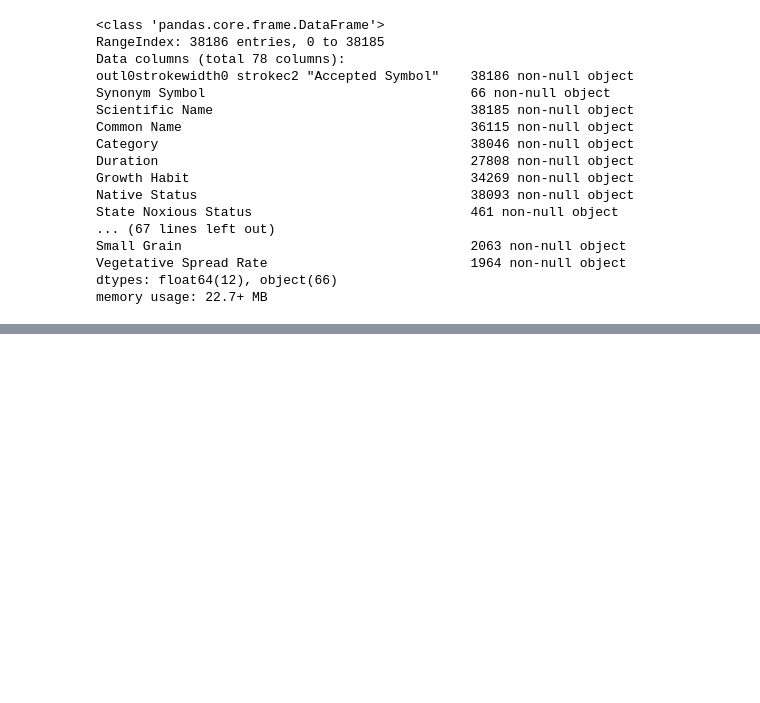
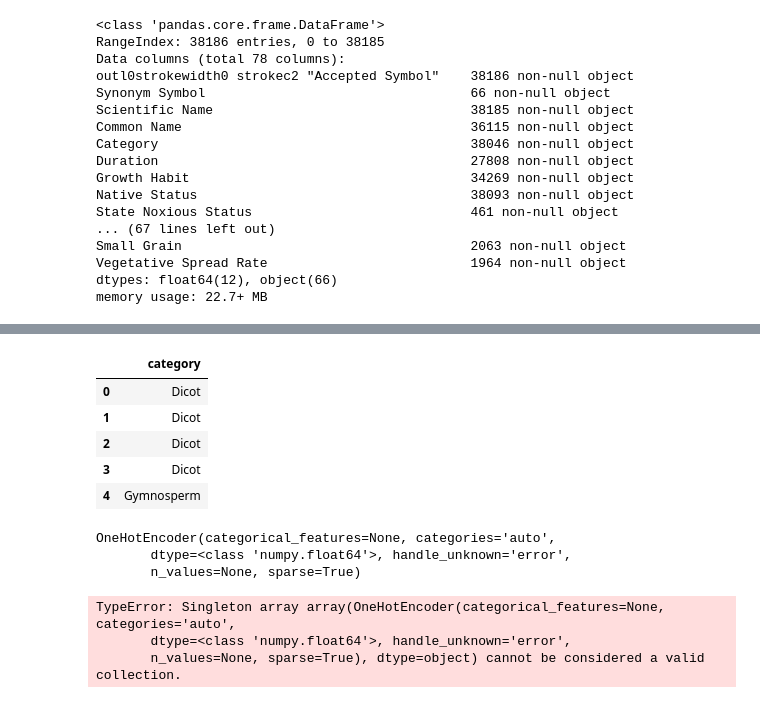
Before and after one commit to nkacoroski/dsc-3-final-project, a Jupyter notebook: student.ipynb, the cells around one changed output, grey strips where cells are left out. Cells and saved outputs as stored; diff of their text form; code cells hidden in the pictures; blank space fills up the shorter version.

```diff
--- a/student.ipynb
+++ b/student.ipynb
@@ -714,0 +163,55 @@ Name: State Noxious Status, dtype: int64
+# %%
+mapper1 = DataFrameMapper([
+    (['Category'], [SimpleImputer(missing_values=np.nan, strategy="most_frequent")], {'alias': 'category'})], df_out=True)
+# %%
+mapper1.fit(plant_data)
+test1 = mapper1.transform(plant_data)
+test1.head()
+# %% [output]
+|  | category |
+| 0 | Dicot |
+| 1 | Dicot |
+| 2 | Dicot |
+| 3 | Dicot |
+| 4 | Gymnosperm |
+# %%
+enc = OneHotEncoder(categories='auto')
+enc.fit(test[['category']])
+# %% [output]
+OneHotEncoder(categorical_features=None, categories='auto',
+       dtype=<class 'numpy.float64'>, handle_unknown='error',
+       n_values=None, sparse=True)
+# %%
+numeric_features = ['Height, Mature (feet)', 'Frost Free Days, Minimum', 'pH (Minimum)', 'pH (Maximum)', 'Precipitation (Minimum)', 'Precipitation (Maximum)',
+                    'Root Depth, Minimum (inches)', "Temperature, Minimum ('b0F)"]
+
+numeric_transformer = Pipeline(steps=[
+    ('imputer', SimpleImputer(missing_values=np.nan, strategy='median')),
+    ('scaler',  StandardScaler())])
+
+
+categorical_features = ['Category']
+
+categorical_transformer = Pipeline(steps=[
+    ('mapper', mapper1),
+    ('onehot', OneHotEncoder(categories='auto'))
+])
+
+preprocessor = ColumnTransformer(transformers=[('num', numeric_transformer, numeric_features),
+                                               ('cat', categorical_transformer, categorical_features)])
+
+logreg = Pipeline(steps=[('preprocessor', preprocessor),('classifier', LogisticRegression(solver='lbfgs'))])
+
+X = plant_data.drop('State Noxious Status', axis=1)
+y = plant_data['Invasives']
+
+y_enc = enc.fit(plant_data[['invasives']])
+
+X_train, X_test, y_train, y_test = train_test_split(X, y_enc, test_size=0.2)
+
+
+logreg.fit(X_train, y_train)
+# %% [output]
+TypeError: Singleton array array(OneHotEncoder(categorical_features=None, categories='auto',
+       dtype=<class 'numpy.float64'>, handle_unknown='error',
+       n_values=None, sparse=True), dtype=object) cannot be considered a valid collection.
```
Also changed, not shown: parts of 80 cells of this notebook, 1 other file.
